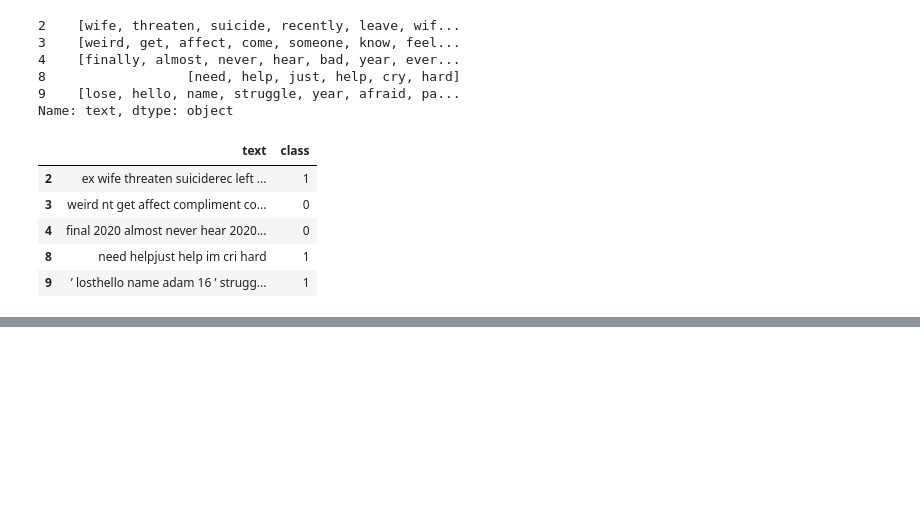
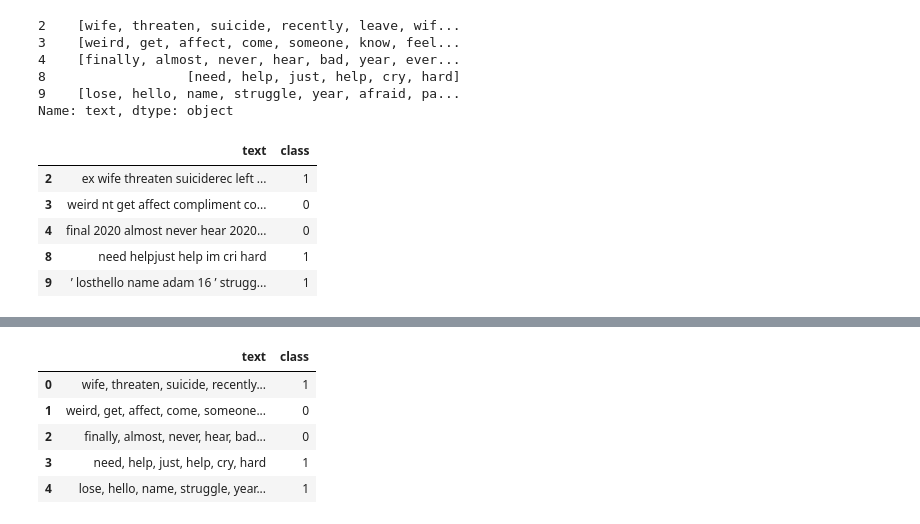
Before and after one commit to RReed637/Suicide-Risk, a Jupyter notebook: Notebook/SuicideWatch.ipynb, the cells around one changed output, grey strips where cells are left out. Cells and saved outputs as stored; diff of their text form; code cells hidden in the pictures; blank space fills up the shorter version.

```diff
--- a/Notebook/SuicideWatch.ipynb
+++ b/Notebook/SuicideWatch.ipynb
@@ -445,0 +446,11 @@ TypeError: 'DataFrame' object is not an iterator
+# %%
+
+cdf['text'] = cdf['text'].apply(lambda x: x.replace("'", "").replace("[", "").replace("]", ""))
+cdf.head()
+# %% [output]
+|  | text | class |
+| 0 | wife, threaten, suicide, recently... | 1 |
+| 1 | weird, get, affect, come, someone... | 0 |
+| 2 | finally, almost, never, hear, bad... | 0 |
+| 3 | need, help, just, help, cry, hard | 1 |
+| 4 | lose, hello, name, struggle, year... | 1 |
```
Also changed, not shown: parts of 12 cells of this notebook.
